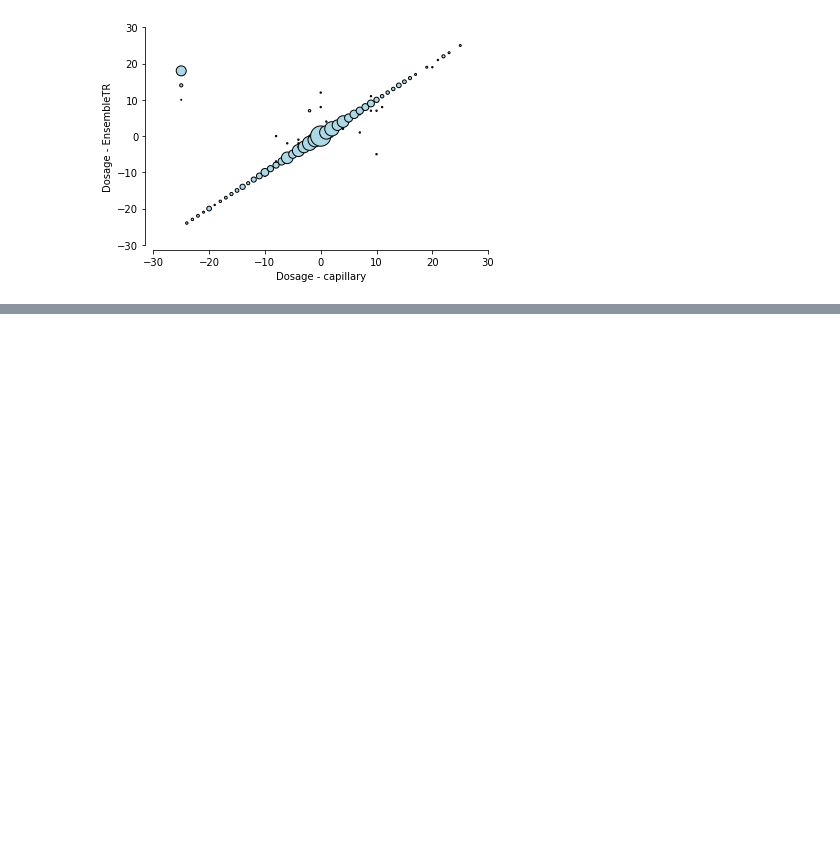
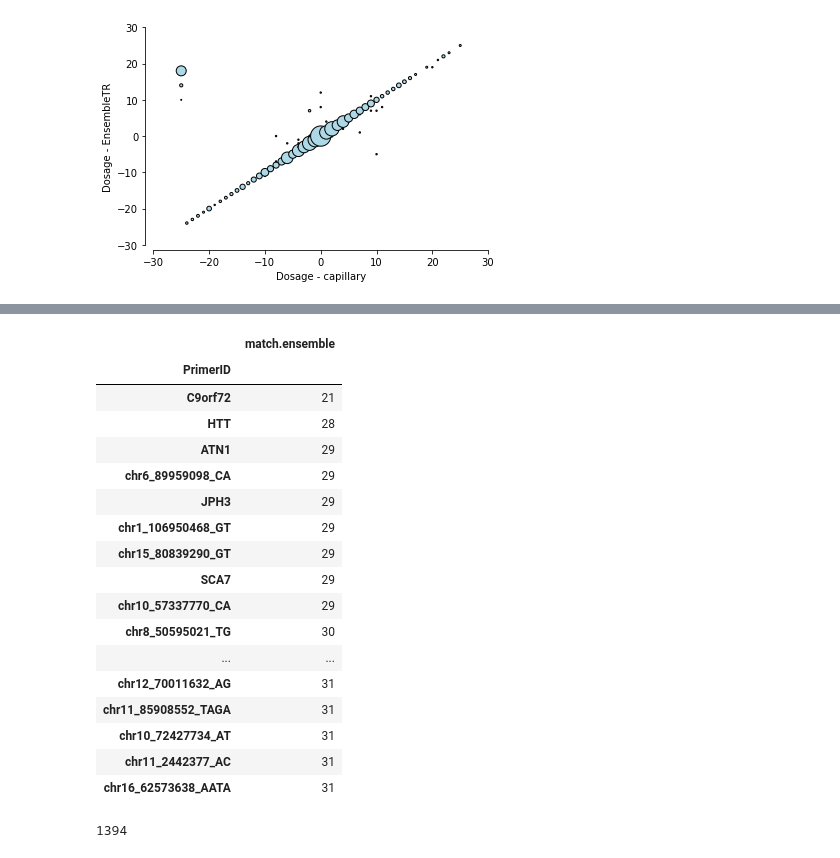
Before and after one commit to gymreklab/1000Genomes-TR-Analysis, a Jupyter notebook: capillary/Capillary-vs-WGS.ipynb, the cells around one changed output, grey strips where cells are left out. Drawn from its saved outputs; the diff is of its cells as text; code cells hidden in the pictures; blank space fills up the shorter version.

```diff
--- a/capillary/Capillary-vs-WGS.ipynb
+++ b/capillary/Capillary-vs-WGS.ipynb
@@ -217,0 +147,26 @@ set(merged['PrimerID'])
+# %%
+### Number of match at every locus ###
+merged.groupby('PrimerID').agg({'match.ensemble':'sum'}).sort_values("match.ensemble")
+# %% [output]
+|  | match.ensemble |
+| PrimerID |  |
+| C9orf72 | 21 |
+| HTT | 28 |
+| ATN1 | 29 |
+| chr6_89959098_CA | 29 |
+| JPH3 | 29 |
+| chr1_106950468_GT | 29 |
+| chr15_80839290_GT | 29 |
+| SCA7 | 29 |
+| chr10_57337770_CA | 29 |
+| chr8_50595021_TG | 30 |
+| ... | ... |
+| chr12_70011632_AG | 31 |
+| chr11_85908552_TAGA | 31 |
+| chr10_72427734_AT | 31 |
+| chr11_2442377_AC | 31 |
+| chr16_62573638_AATA | 31 |
+# %%
+len(merged)
+# %% [output]
+1394
```
Also changed, not shown: parts of 4 cells of this notebook.
